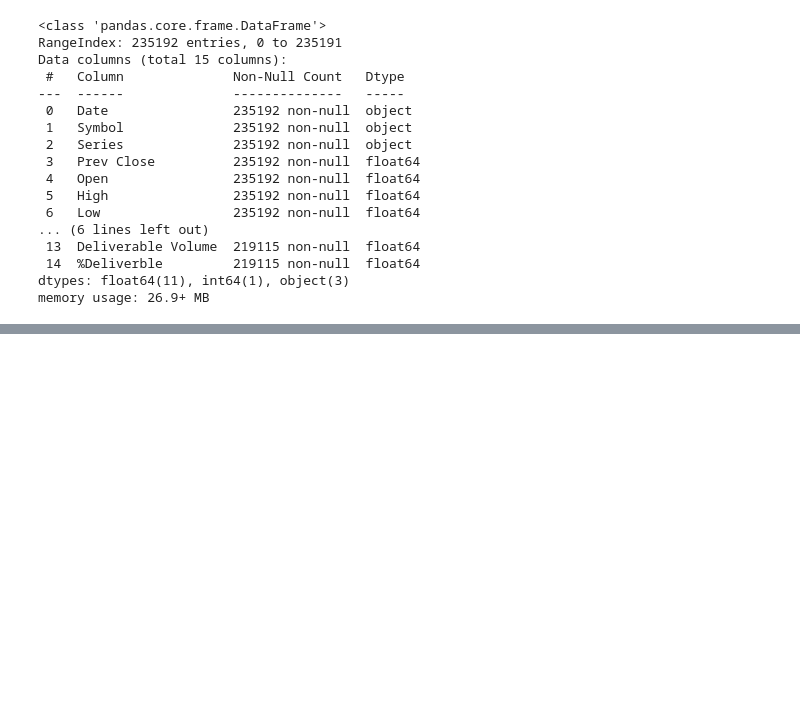
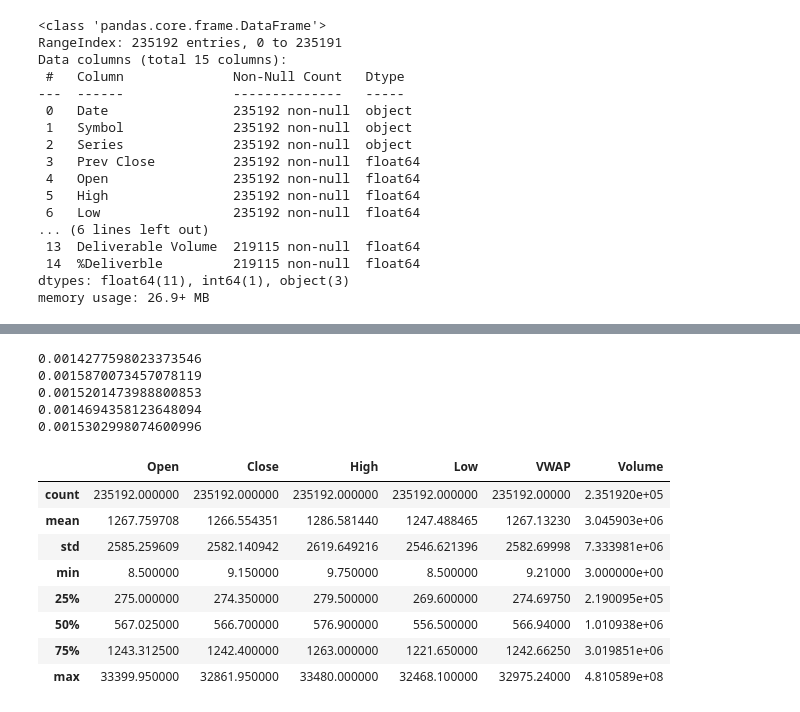
Before and after one commit to KOWSALYAAARU/test_app, a Jupyter notebook: Case_study_2.ipynb, the cells around one changed output, grey strips where cells are left out. Saved outputs shown, nothing was run; the diff lists cells and outputs as text; code cells hidden in the pictures; blank space fills up the shorter version.

```diff
--- a/Case_study_2.ipynb
+++ b/Case_study_2.ipynb
@@ -57,0 +103,25 @@ memory usage: 26.9+ MB
+# %%
+###homework - write a loop for the below code:
+print(sm.stats.durbin_watson(df['VWAP']))
+print(sm.stats.durbin_watson(df['Open']))
+print(sm.stats.durbin_watson(df['Close']))
+print(sm.stats.durbin_watson(df['High']))
+print(sm.stats.durbin_watson(df['Low']))
+# %% [output]
+0.0014277598023373546
+0.0015870073457078119
+0.0015201473988800853
+0.0014694358123648094
+0.0015302998074600996
+# %%
+df.describe()
+# %% [output]
+|  | Open | Close | High | Low | VWAP | Volume |
+| count | 235192.000000 | 235192.000000 | 235192.000000 | 235192.000000 | 235192.00000 | 2.351920e+05 |
+| mean | 1267.759708 | 1266.554351 | 1286.581440 | 1247.488465 | 1267.13230 | 3.045903e+06 |
+| std | 2585.259609 | 2582.140942 | 2619.649216 | 2546.621396 | 2582.69998 | 7.333981e+06 |
+| min | 8.500000 | 9.150000 | 9.750000 | 8.500000 | 9.21000 | 3.000000e+00 |
+| 25% | 275.000000 | 274.350000 | 279.500000 | 269.600000 | 274.69750 | 2.190095e+05 |
+| 50% | 567.025000 | 566.700000 | 576.900000 | 556.500000 | 566.94000 | 1.010938e+06 |
+| 75% | 1243.312500 | 1242.400000 | 1263.000000 | 1221.650000 | 1242.66250 | 3.019851e+06 |
+| max | 33399.950000 | 32861.950000 | 33480.000000 | 32468.100000 | 32975.24000 | 4.810589e+08 |
```
Also changed, not shown: parts of 6 cells of this notebook.
